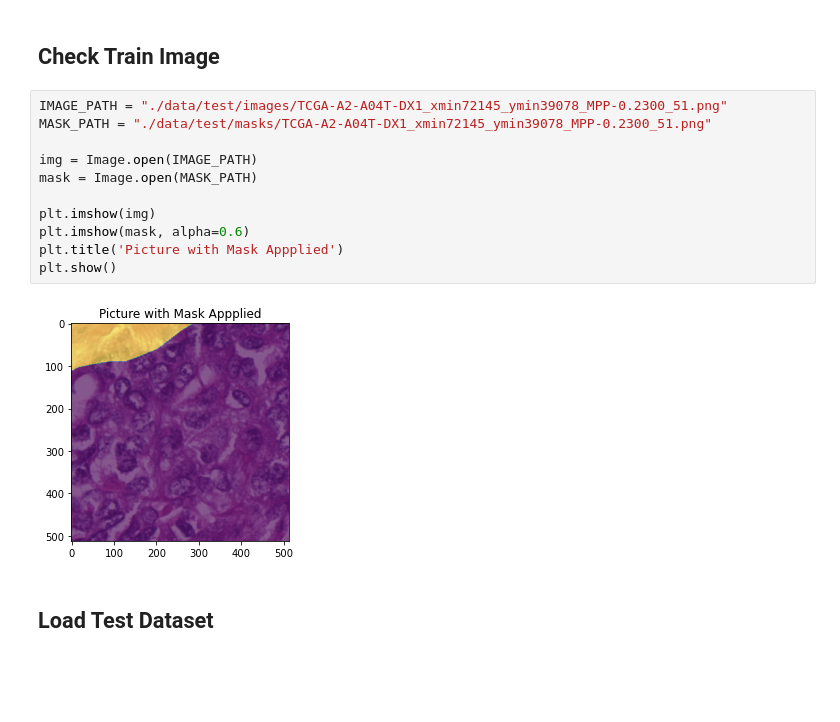
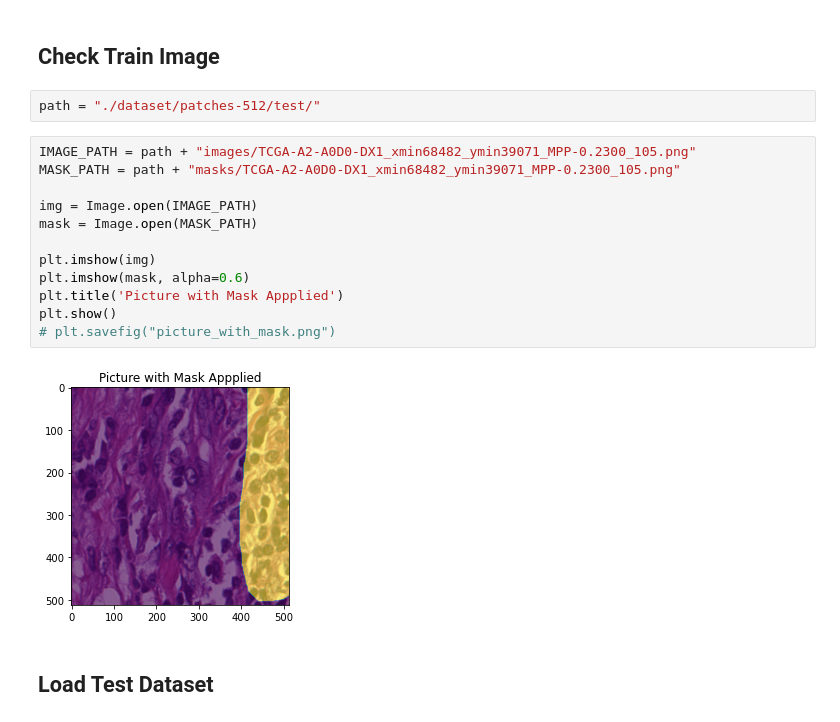
Before and after one commit to lunayht/AI604-Project, a Jupyter notebook: code/crowdsourcing/Visualise and Test Model.ipynb, the cells around one changed output. Cells and saved outputs as stored; diff of their text form; blank space fills up the shorter version.

```diff
--- a/code/crowdsourcing/Visualise and Test Model.ipynb
+++ b/code/crowdsourcing/Visualise and Test Model.ipynb
@@ -39,18 +141,21 @@ from utils_cs import predict_image_mask_miou
 # %% [markdown]
 ## Check Train Image
+# %%
+path = "./dataset/patches-512/test/"
 # %%
-IMAGE_PATH = "./data/test/images/TCGA-A2-A04T-DX1_xmin72145_ymin39078_MPP-0.2300_51.png"
-MASK_PATH = "./data/test/masks/TCGA-A2-A04T-DX1_xmin72145_ymin39078_MPP-0.2300_51.png"
+IMAGE_PATH = path + "images/TCGA-A2-A0D0-DX1_xmin68482_ymin39071_MPP-0.2300_105.png"
+MASK_PATH = path + "masks/TCGA-A2-A0D0-DX1_xmin68482_ymin39071_MPP-0.2300_105.png"
 
 img = Image.open(IMAGE_PATH)
 mask = Image.open(MASK_PATH)
 
 plt.imshow(img)
 plt.imshow(mask, alpha=0.6)
 plt.title('Picture with Mask Appplied')
 plt.show()
+# plt.savefig("picture_with_mask.png")
 # %% [output]
-[figure, old version]
+[figure, new version]
 # %% [markdown]
 ## Load Test Dataset
 # %%
```
Also changed, not shown: parts of 28 cells of this notebook.
